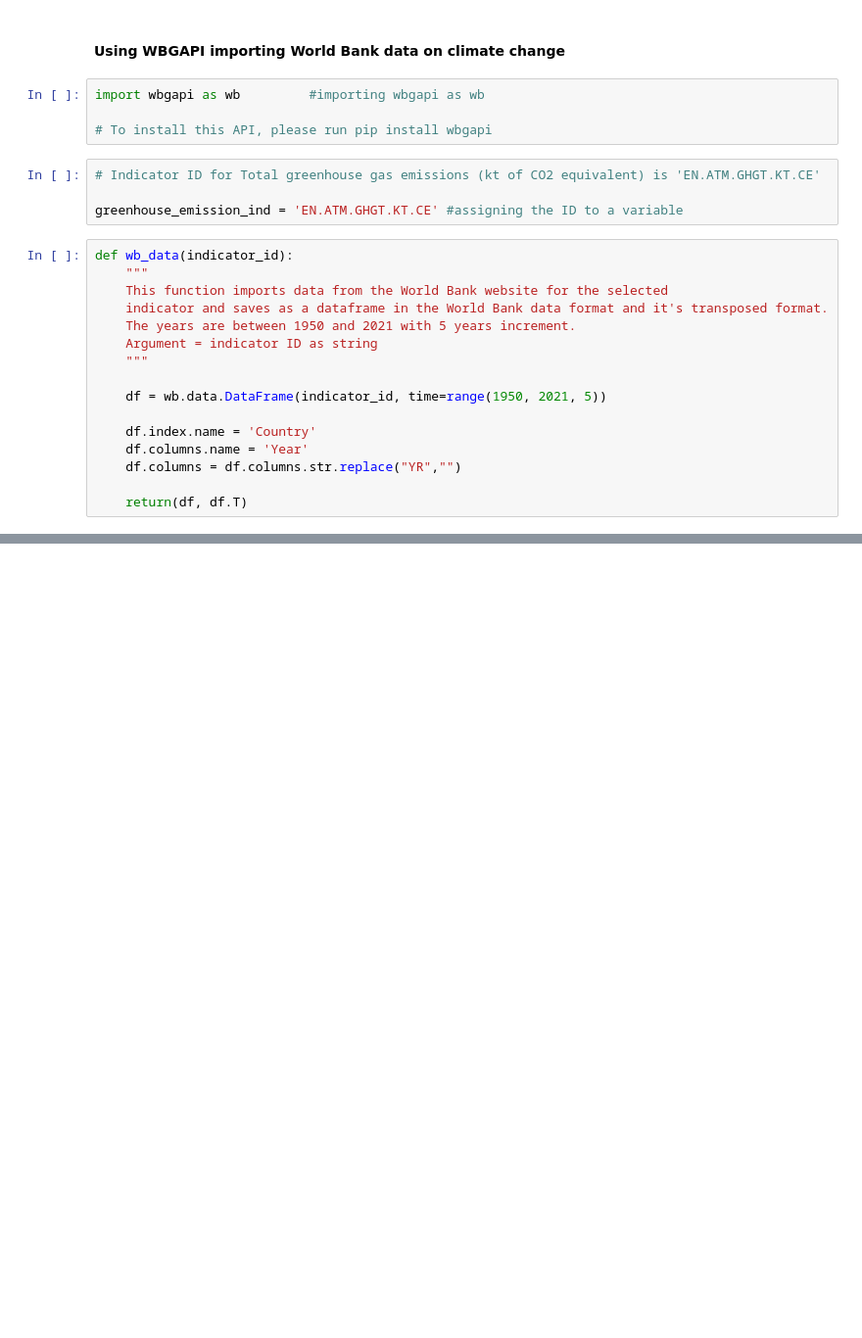
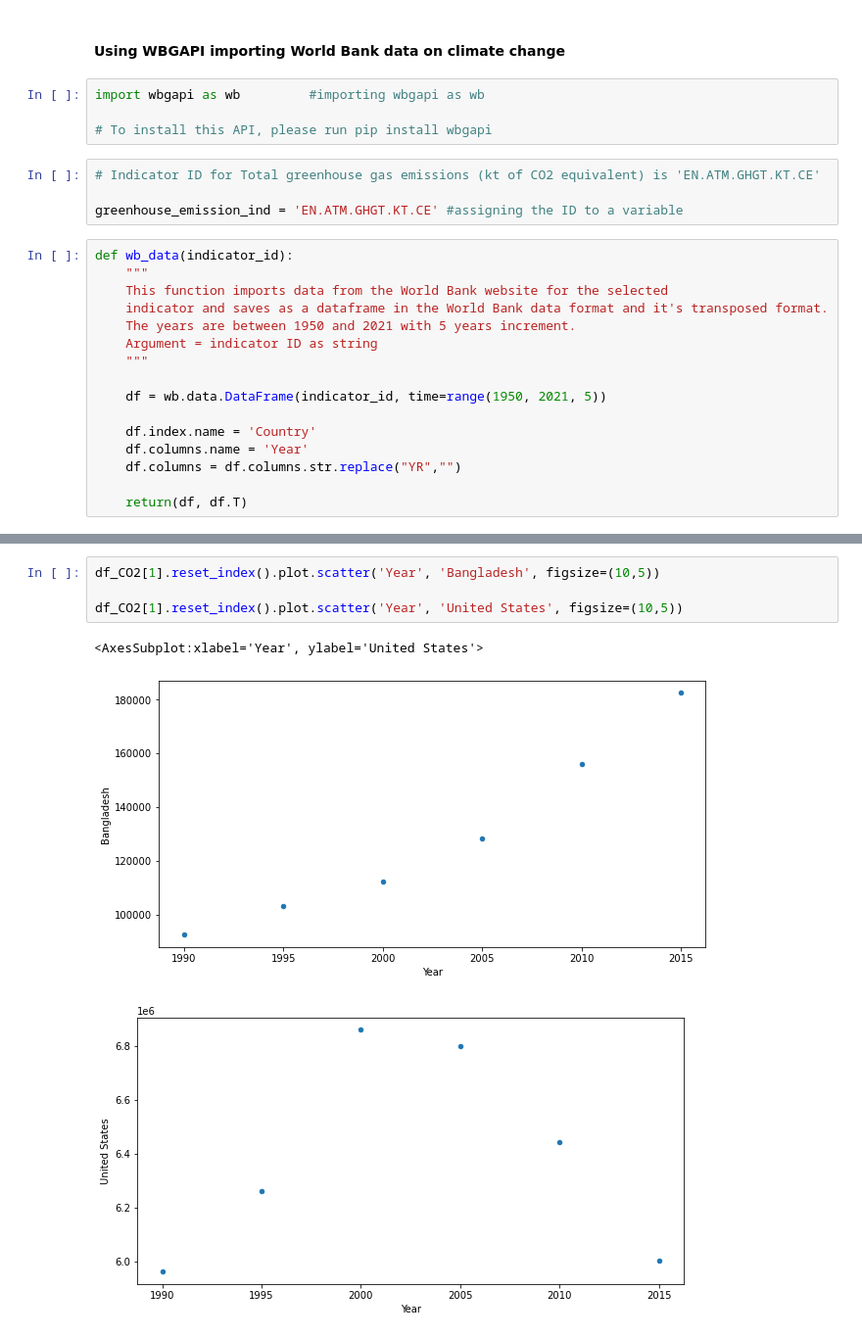
Before and after one commit to tan-lights/ADS1-Assignment-2, a Jupyter notebook: ADS1 Assignment 2 - Tanvir Ahmed.ipynb, the cells around one changed output, grey strips where cells are left out. Shown: that part at 98% size. Cells and saved outputs as stored; diff of their text form; blank space fills up the shorter version.

```diff
--- a/ADS1 Assignment 2 - Tanvir Ahmed.ipynb
+++ b/ADS1 Assignment 2 - Tanvir Ahmed.ipynb
@@ -166,0 +192,8 @@ most_CO2.iloc[0:10][['1990', '2000', '2005', '2010', '2015', '2020']]
+# %%
+df_CO2[1].reset_index().plot.scatter('Year', 'Bangladesh', figsize=(10,5))
+
+df_CO2[1].reset_index().plot.scatter('Year', 'United States', figsize=(10,5))
+# %% [output]
+<AxesSubplot:xlabel='Year', ylabel='United States'>
+[figure, added]
+[figure, added]
```
Also changed, not shown: parts of 38 cells of this notebook.
